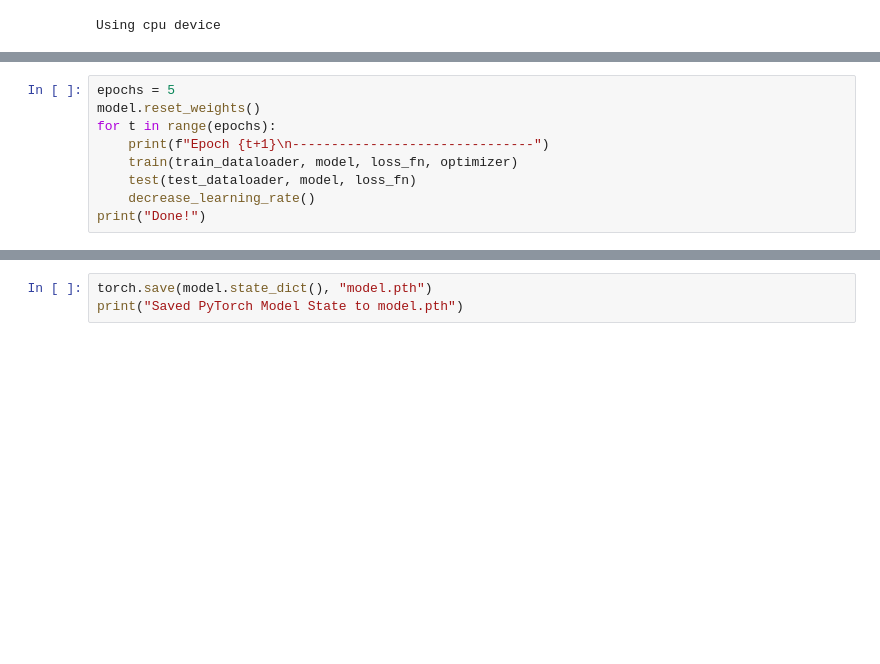
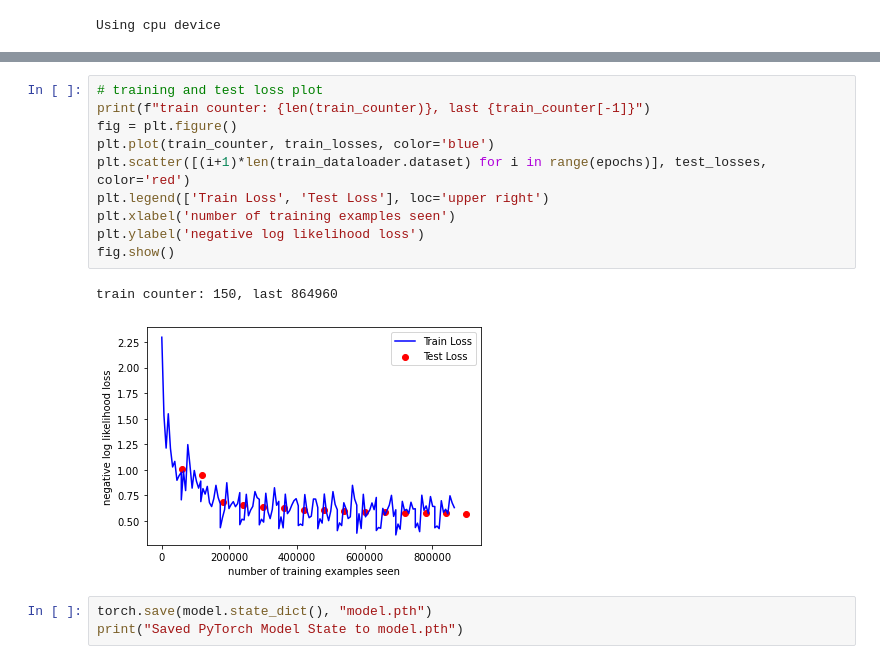
Before and after one commit to mastah43/pytorch-experiments, a Jupyter notebook: basics-tutorial.ipynb, the cells around one changed output, grey strips where cells are left out. Cells and saved outputs as stored; diff of their text form; blank space fills up the shorter version.

```diff
--- a/basics-tutorial.ipynb
+++ b/basics-tutorial.ipynb
@@ -162,9 +169,0 @@ NeuralNetwork(
-# %%
-epochs = 5
-model.reset_weights()
-for t in range(epochs):
-    print(f"Epoch {t+1}\n-------------------------------")
-    train(train_dataloader, model, loss_fn, optimizer)
-    test(test_dataloader, model, loss_fn)
-    decrease_learning_rate()
-print("Done!")
@@ -189,3 +170,16 @@ Done!
+# %%
+# training and test loss plot
+print(f"train counter: {len(train_counter)}, last {train_counter[-1]}")
+fig = plt.figure()
+plt.plot(train_counter, train_losses, color='blue')
+plt.scatter([(i+1)*len(train_dataloader.dataset) for i in range(epochs)], test_losses, color='red')
+plt.legend(['Train Loss', 'Test Loss'], loc='upper right')
+plt.xlabel('number of training examples seen')
+plt.ylabel('negative log likelihood loss')
+fig.show()
+# %% [output]
+train counter: 150, last 864960
+[figure, added]
 # %%
 torch.save(model.state_dict(), "model.pth")
 print("Saved PyTorch Model State to model.pth")
```
Also changed, not shown: parts of 7 cells of this notebook.
